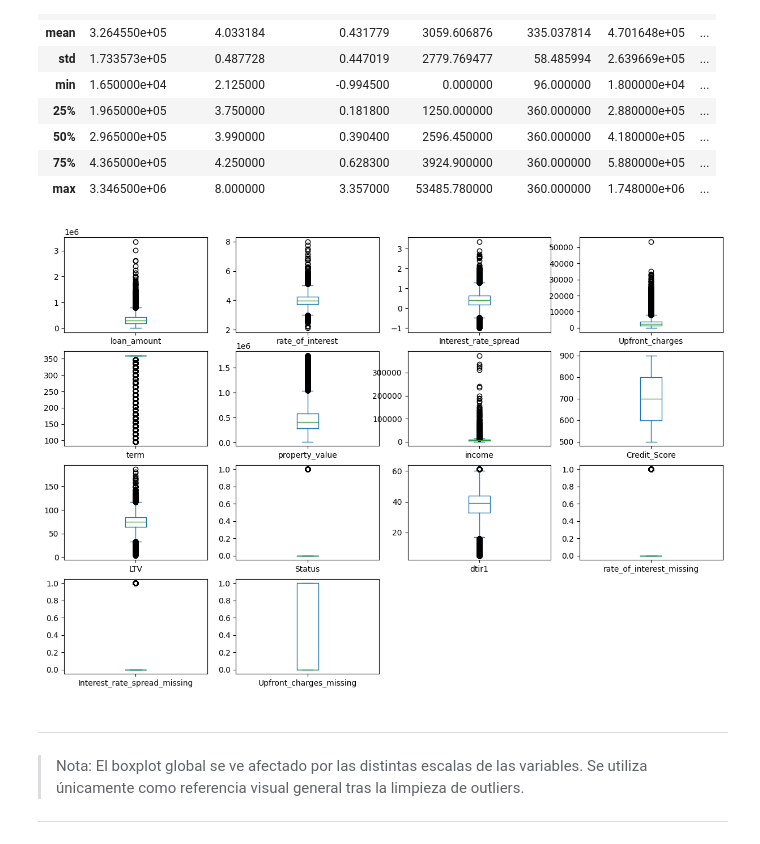
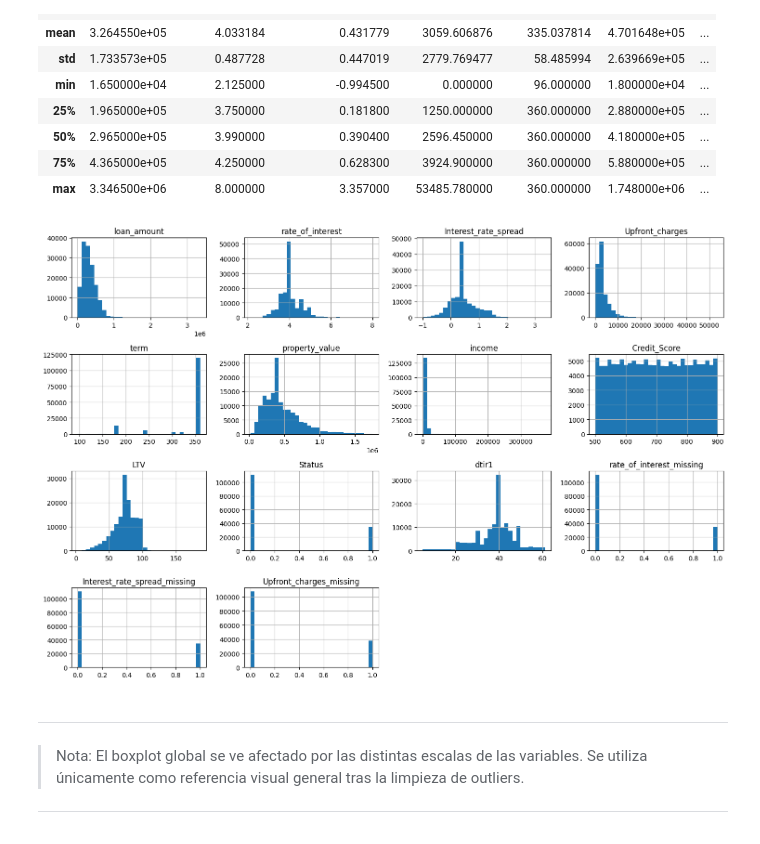
Before and after one commit to index3RICK/credit-risk-loan-default-analysis, a Jupyter notebook: credit_risk_data_cleaning.ipynb, the cells around one changed output. Saved outputs shown, nothing was run; the diff lists cells and outputs as text; code cells hidden in the pictures.

```diff
--- a/credit_risk_data_cleaning.ipynb
+++ b/credit_risk_data_cleaning.ipynb
@@ -246,10 +247,11 @@ df.describe()
 | 75% | 4.365000e+05 | 4.250000 | 0.628300 | 3924.900000 | 360.000000 | 5.880000e+05 | ... |
 | max | 3.346500e+06 | 8.000000 | 3.357000 | 53485.780000 | 360.000000 | 1.748000e+06 | ... |
 # %%
-df.plot(kind="box", subplots=True, layout=(4,4), figsize=(15,10))
+df.hist(figsize=(15,10), bins=30)
+plt.tight_layout()
 plt.show()
 # %% [output]
-[figure, old version]
+[figure, new version]
 # %% [markdown]
 ---
 
```
Also changed, not shown: parts of 1 cell of this notebook.
